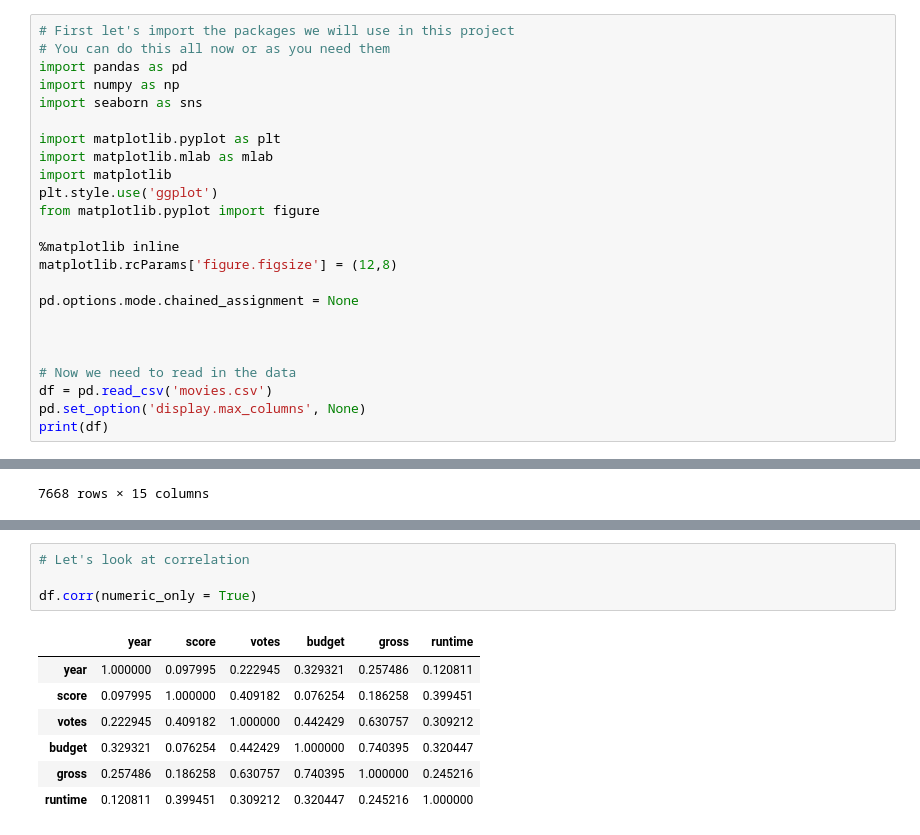
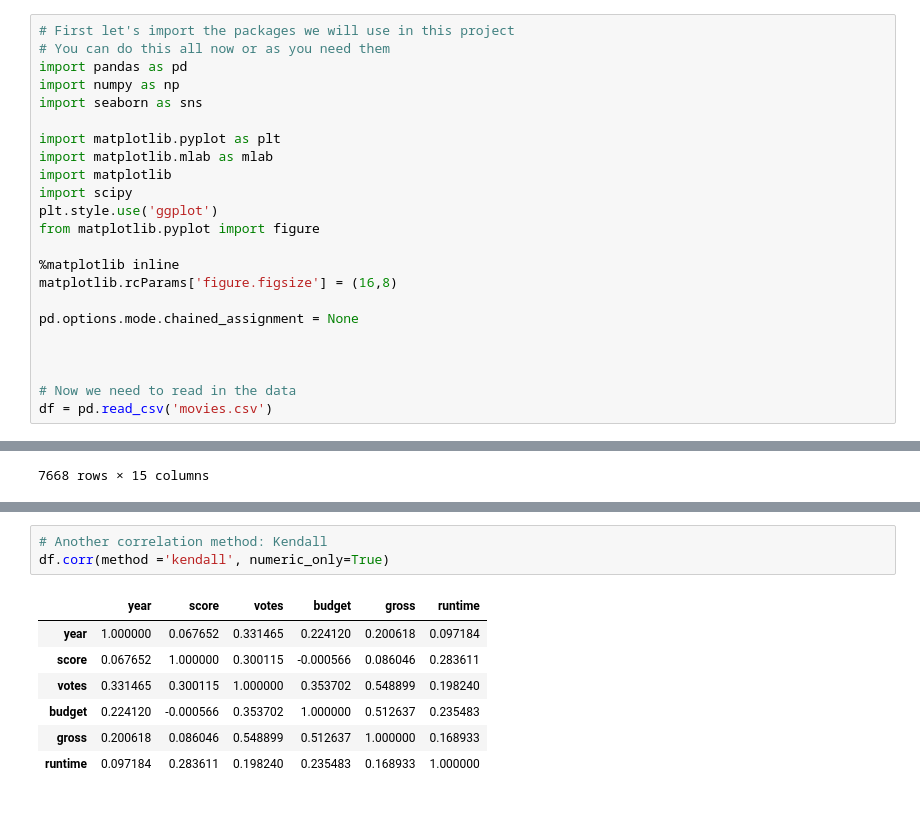
Before and after one commit to Kalusa93/movies_correlation, a Jupyter notebook: movies_jupiter.ipynb, the cells around one changed output, grey strips where cells are left out. Drawn from its saved outputs; the diff is of its cells as text.

```diff
--- a/movies_jupiter.ipynb
+++ b/movies_jupiter.ipynb
@@ -8,11 +8,12 @@ import seaborn as sns
 import matplotlib.pyplot as plt
 import matplotlib.mlab as mlab
 import matplotlib
+import scipy
 plt.style.use('ggplot')
 from matplotlib.pyplot import figure
 
 %matplotlib inline
-matplotlib.rcParams['figure.figsize'] = (12,8)
+matplotlib.rcParams['figure.figsize'] = (16,8)
 
 pd.options.mode.chained_assignment = None
 
@@ -20,5 +21,3 @@ pd.options.mode.chained_assignment = None
 
 # Now we need to read in the data
 df = pd.read_csv('movies.csv')
-pd.set_option('display.max_columns', None)
-print(df)
@@ -148,12 +156,11 @@ sns.regplot(x="budget", y="gross", data=df, scatter_kws={"color":"red"}, line_kw
 # %%
-# Let's look at correlation
-
-df.corr(numeric_only = True)
+# Another correlation method: Kendall
+df.corr(method ='kendall', numeric_only=True)
 # %% [output]
 |  | year | score | votes | budget | gross | runtime |
-| year | 1.000000 | 0.097995 | 0.222945 | 0.329321 | 0.257486 | 0.120811 |
-| score | 0.097995 | 1.000000 | 0.409182 | 0.076254 | 0.186258 | 0.399451 |
-| votes | 0.222945 | 0.409182 | 1.000000 | 0.442429 | 0.630757 | 0.309212 |
-| budget | 0.329321 | 0.076254 | 0.442429 | 1.000000 | 0.740395 | 0.320447 |
-| gross | 0.257486 | 0.186258 | 0.630757 | 0.740395 | 1.000000 | 0.245216 |
-| runtime | 0.120811 | 0.399451 | 0.309212 | 0.320447 | 0.245216 | 1.000000 |
+| year | 1.000000 | 0.067652 | 0.331465 | 0.224120 | 0.200618 | 0.097184 |
+| score | 0.067652 | 1.000000 | 0.300115 | -0.000566 | 0.086046 | 0.283611 |
+| votes | 0.331465 | 0.300115 | 1.000000 | 0.353702 | 0.548899 | 0.198240 |
+| budget | 0.224120 | -0.000566 | 0.353702 | 1.000000 | 0.512637 | 0.235483 |
+| gross | 0.200618 | 0.086046 | 0.548899 | 0.512637 | 1.000000 | 0.168933 |
+| runtime | 0.097184 | 0.283611 | 0.198240 | 0.235483 | 0.168933 | 1.000000 |
```
Also changed, not shown: parts of 24 cells of this notebook.
